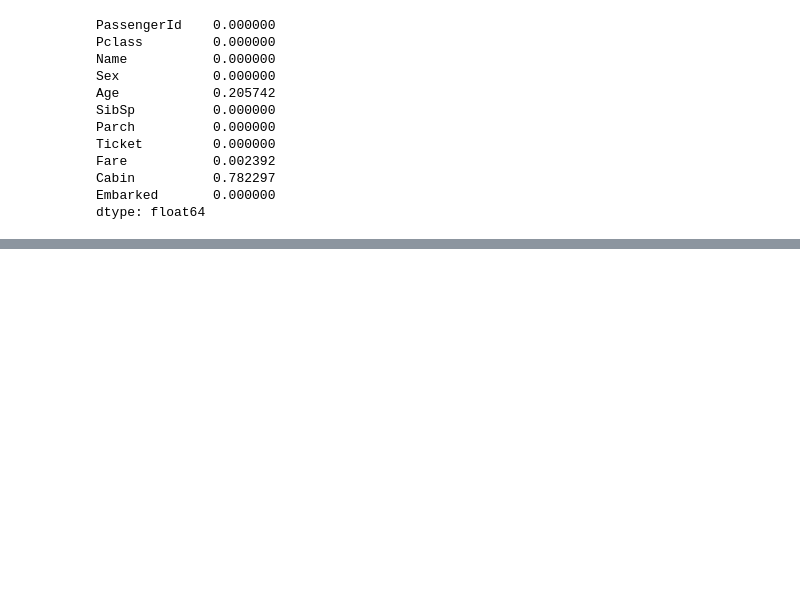
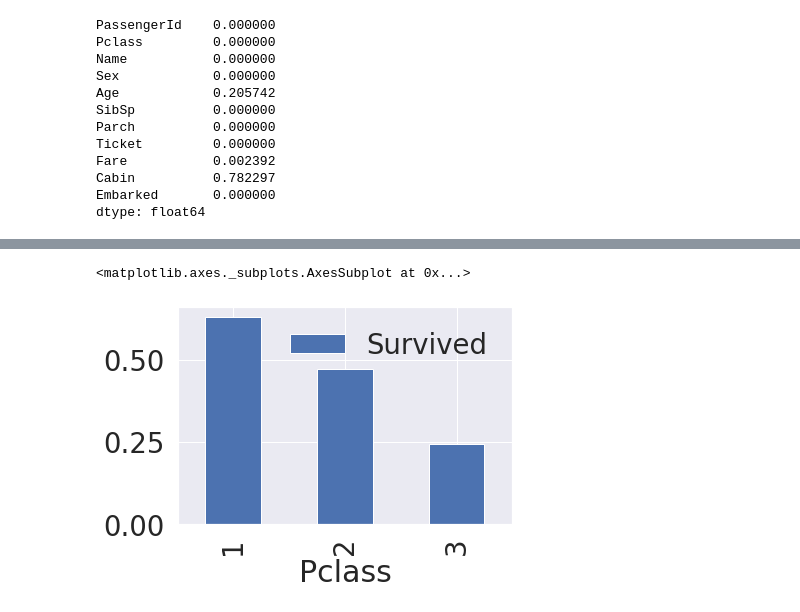
Before and after one commit to youngsoomoon/Titanic, a Jupyter notebook: Titanic.ipynb, the cells around one changed output, grey strips where cells are left out. Saved outputs shown, nothing was run; the diff lists cells and outputs as text; code cells hidden in the pictures; blank space fills up the shorter version.

```diff
--- a/Titanic.ipynb
+++ b/Titanic.ipynb
@@ -162,0 +206,6 @@ df_train['Survived'].value_counts().plot.pie()
+# %%
+# 시각화
+df_train[['Pclass', 'Survived']].groupby(['Pclass'], as_index=True).mean().plot.bar()
+# %% [output]
+<matplotlib.axes._subplots.AxesSubplot at 0x...>
+[figure, added]
```
Also changed, not shown: parts of 73 cells of this notebook.
